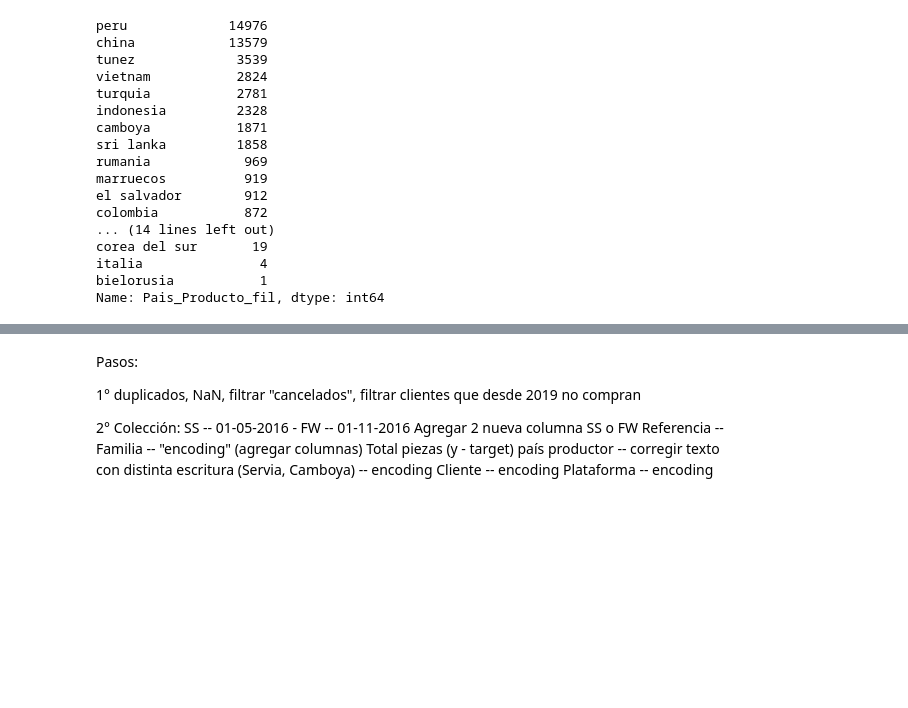
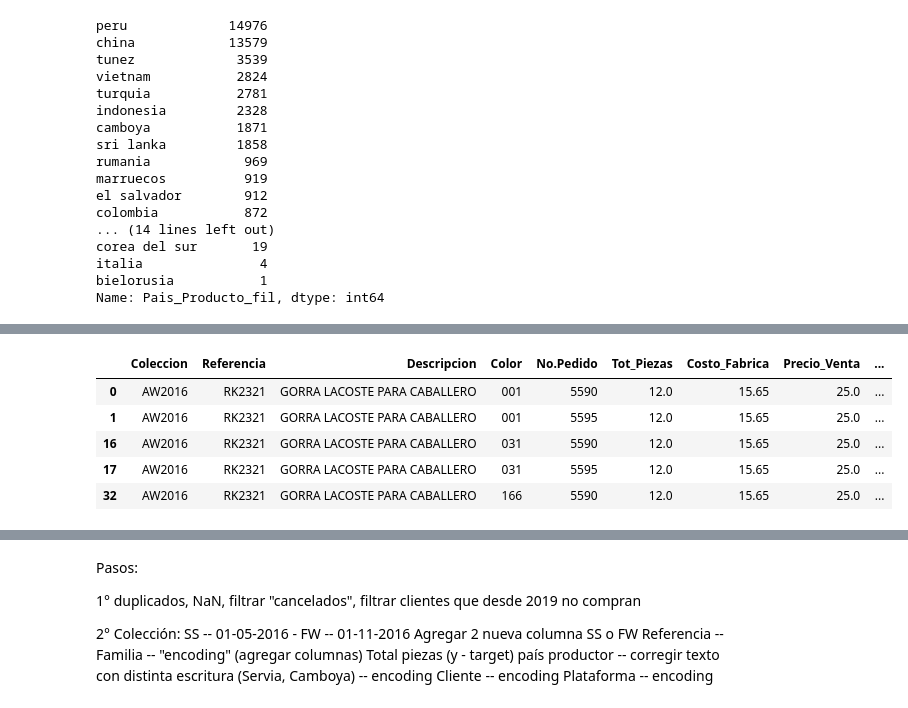
Before and after one commit to ThaylaLuzardo/Forecast_Compras, a Jupyter notebook: notebooks/Data analisis.ipynb, the cells around one changed output, grey strips where cells are left out. Cells and saved outputs as stored; diff of their text form; code cells hidden in the pictures; blank space fills up the shorter version.

Commit message:
avances análisis clientes

```diff
--- a/notebooks/Data analisis.ipynb
+++ b/notebooks/Data analisis.ipynb
@@ -360,0 +396,13 @@ len(valores_unicos['Cta_Cliente'])
+# %%
+# seleccionar los clientes con la cuenta número 1207097
+cliente = data_proces_status.loc[:,'Cta_Cliente'] == 1207097
+df_cliente = data_proces_status.loc[cliente]
+#pd.options.display.max_rows = None #código para que muestre todas las filas
+df_cliente.head()
+# %% [output]
+|  | Coleccion | Referencia | Descripcion | Color | No.Pedido | Tot_Piezas | Costo_Fabrica | Precio_Venta | ... |
+| 0 | AW2016 | RK2321 | GORRA LACOSTE PARA CABALLERO | 001 | 5590 | 12.0 | 15.65 | 25.0 | ... |
+| 1 | AW2016 | RK2321 | GORRA LACOSTE PARA CABALLERO | 001 | 5595 | 12.0 | 15.65 | 25.0 | ... |
+| 16 | AW2016 | RK2321 | GORRA LACOSTE PARA CABALLERO | 031 | 5590 | 12.0 | 15.65 | 25.0 | ... |
+| 17 | AW2016 | RK2321 | GORRA LACOSTE PARA CABALLERO | 031 | 5595 | 12.0 | 15.65 | 25.0 | ... |
+| 32 | AW2016 | RK2321 | GORRA LACOSTE PARA CABALLERO | 166 | 5590 | 12.0 | 15.65 | 25.0 | ... |
```
Also changed, not shown: parts of 13 cells of this notebook.
